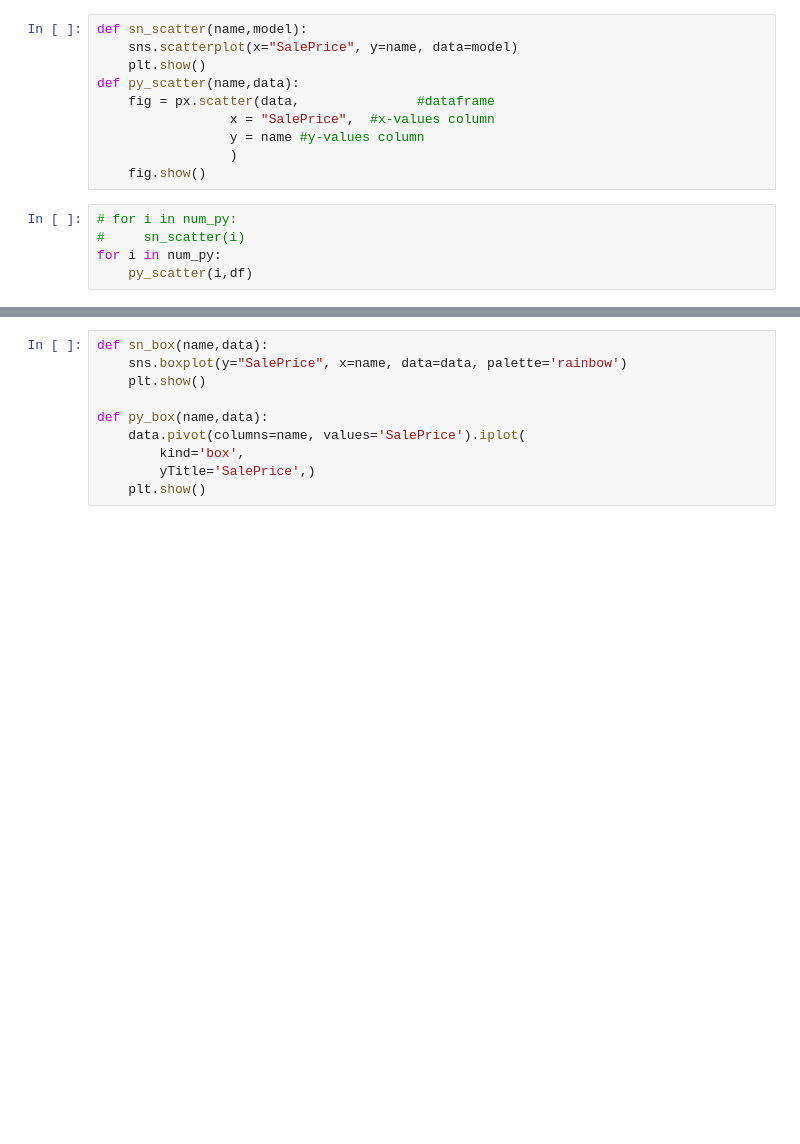
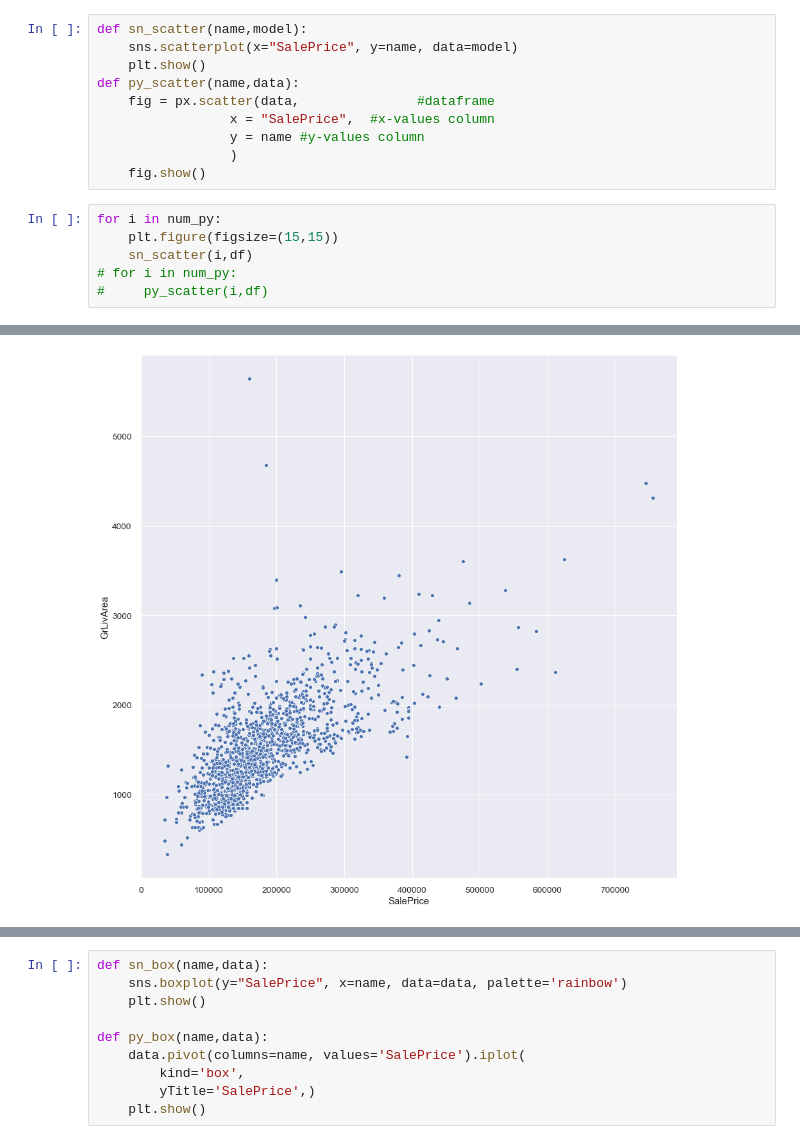
Before and after one commit to zeydlitz/house-price-predictions, a Jupyter notebook: work.ipynb, the cells around one changed output, grey strips where cells are left out. Drawn from its saved outputs; the diff is of its cells as text; blank space fills up the shorter version.

```diff
--- a/work.ipynb
+++ b/work.ipynb
@@ -243,8 +243,9 @@ def py_scatter(name,data):
                  )
     fig.show()
 # %%
+for i in num_py:
+    plt.figure(figsize=(15,15))
+    sn_scatter(i,df)
 # for i in num_py:
-#     sn_scatter(i)
-for i in num_py:
-    py_scatter(i,df)
+#     py_scatter(i,df)
 # %% [output]
@@ -255,0 +252 @@ for i in num_py:
+[figure, added]
```
Also changed, not shown: parts of 39 cells of this notebook, 1 other file.
